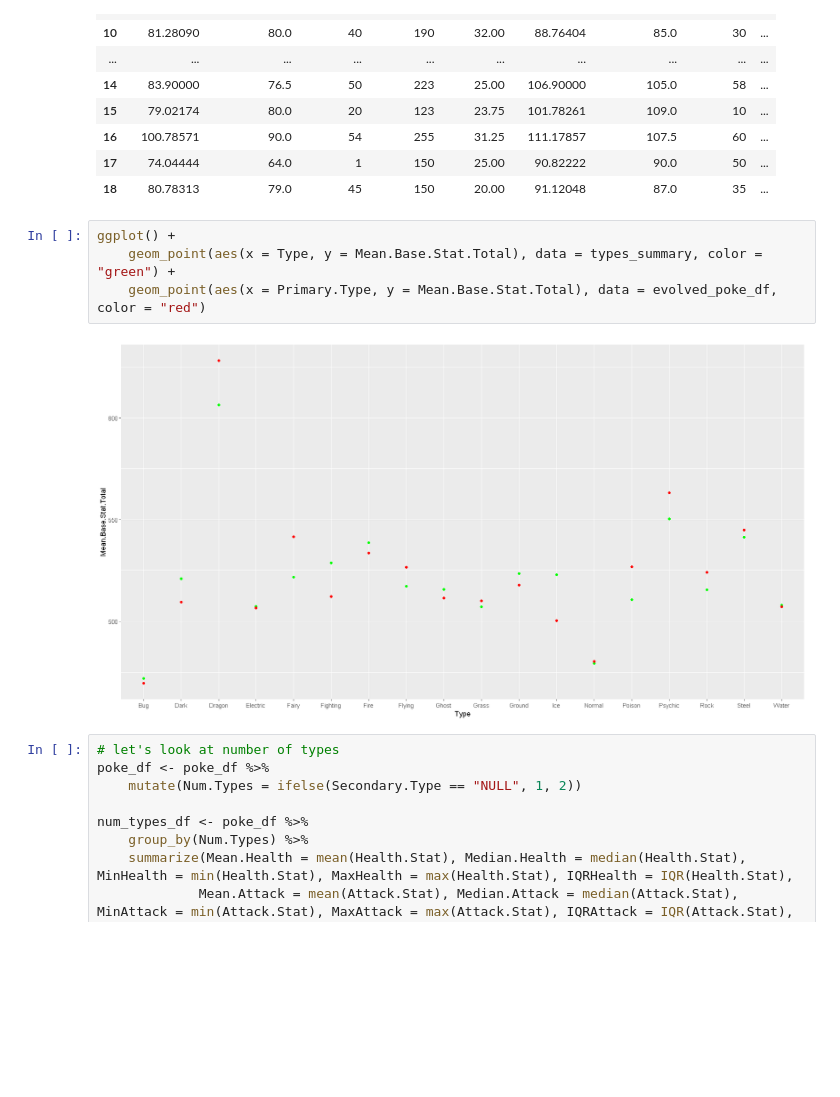
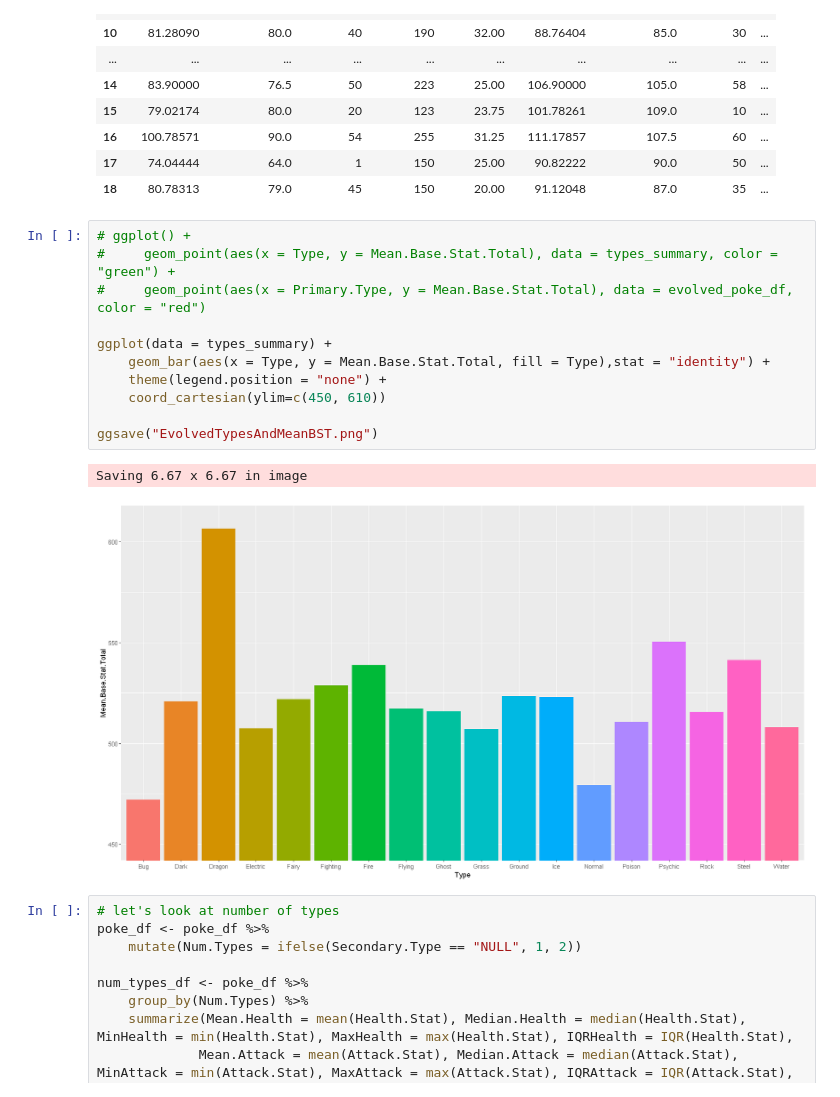
Before and after one commit to kgalloway2/VSC-Code, a Jupyter notebook: R stuff/Pokemon Project/Pokemon Data - Types.ipynb, the cells around one changed output. Cells and saved outputs as stored; diff of their text form; blank space fills up the shorter version.

```diff
--- a/R stuff/Pokemon Project/Pokemon Data - Types.ipynb
+++ b/R stuff/Pokemon Project/Pokemon Data - Types.ipynb
@@ -245,11 +256,19 @@ A data.frame: 18 × 42
 | 17 | 74.04444 | 64.0 | 1 | 150 | 25.00 | 90.82222 | 90.0 | 50 | ... |
 | 18 | 80.78313 | 79.0 | 45 | 150 | 20.00 | 91.12048 | 87.0 | 35 | ... |
 # %%
-ggplot() +
-    geom_point(aes(x = Type, y = Mean.Base.Stat.Total), data = types_summary, color = "green") +
-    geom_point(aes(x = Primary.Type, y = Mean.Base.Stat.Total), data = evolved_poke_df, color = "red")
+# ggplot() +
+#     geom_point(aes(x = Type, y = Mean.Base.Stat.Total), data = types_summary, color = "green") +
+#     geom_point(aes(x = Primary.Type, y = Mean.Base.Stat.Total), data = evolved_poke_df, color = "red")
+
+ggplot(data = types_summary) +
+    geom_bar(aes(x = Type, y = Mean.Base.Stat.Total, fill = Type),stat = "identity") +
+    theme(legend.position = "none") +
+    coord_cartesian(ylim=c(450, 610))
+
+ggsave("EvolvedTypesAndMeanBST.png")
 # %% [output]
+Saving 6.67 x 6.67 in image
-[figure, old version]
+[figure, new version]
 # %%
 # let's look at number of types
 poke_df <- poke_df %>%
```
Also changed, not shown: parts of 8 cells of this notebook, 25 other files.
